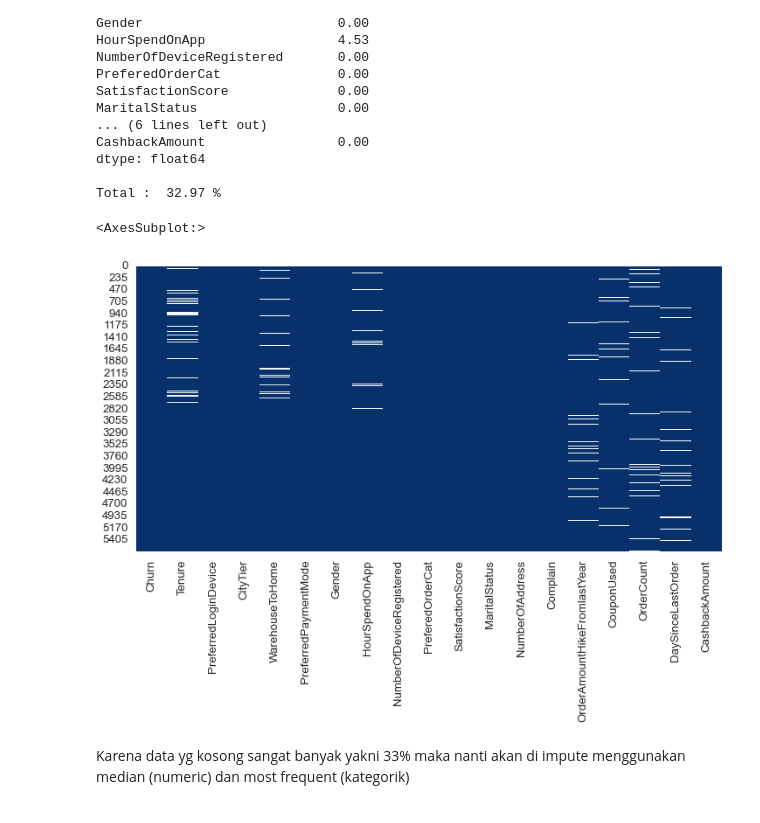
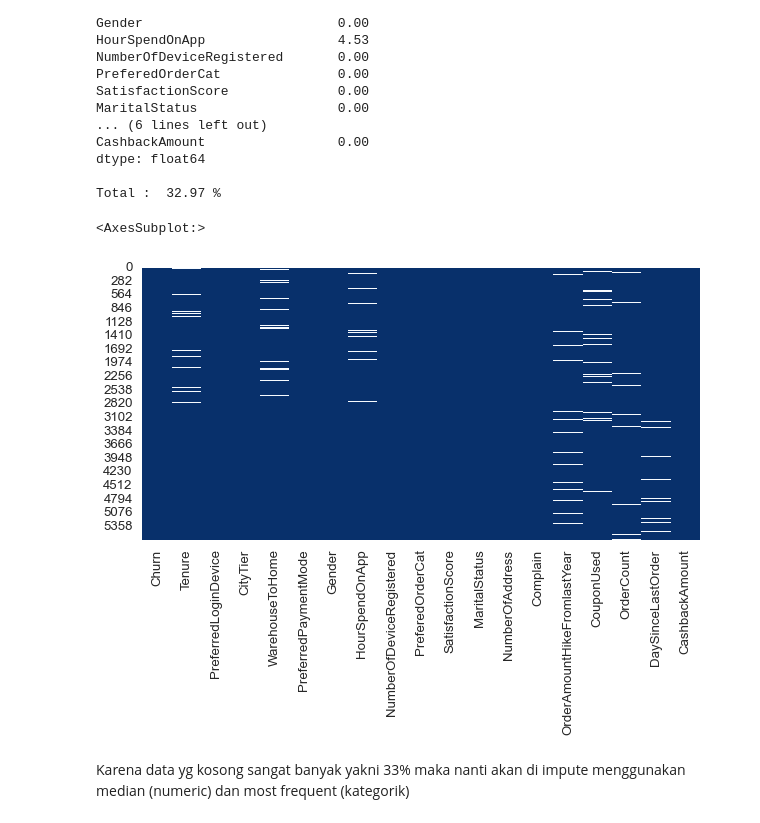
Before and after one commit to arsand07/Customer-Churn, a Jupyter notebook: Customer Churn.ipynb, the cells around one changed output. Saved outputs shown, nothing was run; the diff lists cells and outputs as text; code cells hidden in the pictures.

```diff
--- a/Customer Churn.ipynb
+++ b/Customer Churn.ipynb
@@ -159,10 +166,11 @@ dtype: float64
 
 Total :  32.97 %
 # %%
+plt.figure(figsize=(10,5))
 sns.heatmap(~df.isna(), cmap='Blues', cbar=False)
 # %% [output]
 <AxesSubplot:>
-[figure, old version]
+[figure, new version]
 # %% [markdown]
 Karena data yg kosong sangat banyak yakni 33% maka nanti akan di impute menggunakan median (numeric) dan most frequent (kategorik)
 # %% [markdown]
```
Also changed, not shown: parts of 20 cells of this notebook.
